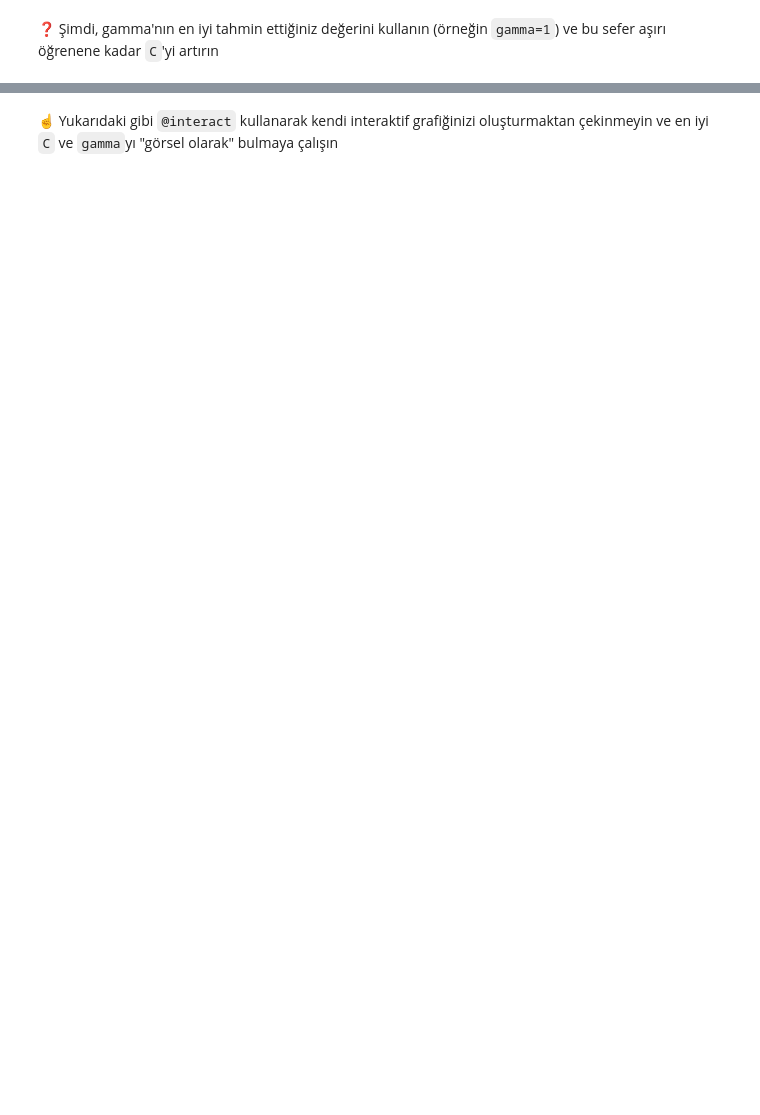
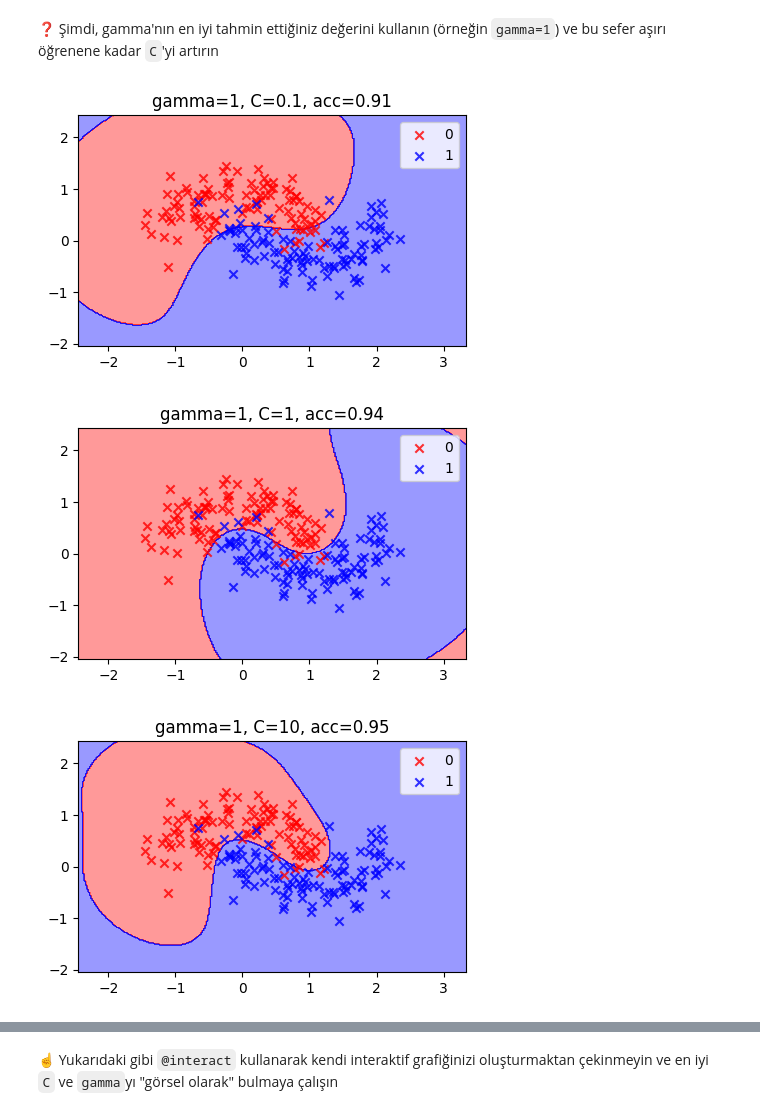
Before and after one commit to icedemirkaano/S16D5-S-data-svm, a Jupyter notebook: SVM.ipynb, the cells around one changed output, grey strips where cells are left out. Cells and saved outputs as stored; diff of their text form; code cells hidden in the pictures; blank space fills up the shorter version.

```diff
--- a/SVM.ipynb
+++ b/SVM.ipynb
@@ -379,0 +396,10 @@ plt.legend();
+# %%
+for C in [0.1, 1, 10, 100, 1000, 10000]:
+    rbf_svm = SVC(kernel="rbf", gamma=1, C=C).fit(X, y)
+    plot_decision_regions(X, y, classifier=rbf_svm)
+    plt.title(f"gamma=1, C={C}, acc={rbf_svm.score(X, y):.2f}")
+    plt.show()
+# %% [output]
+[figure, added]
+[figure, added]
+[figure, added]
```
Also changed, not shown: parts of 20 cells of this notebook, 1 other file.
